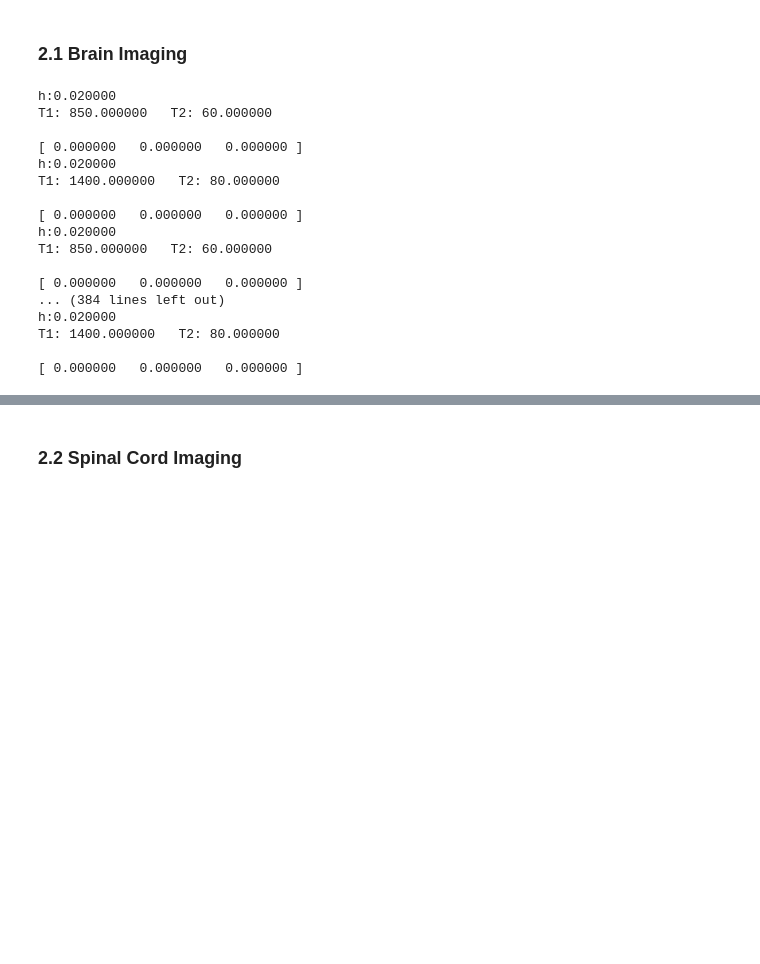
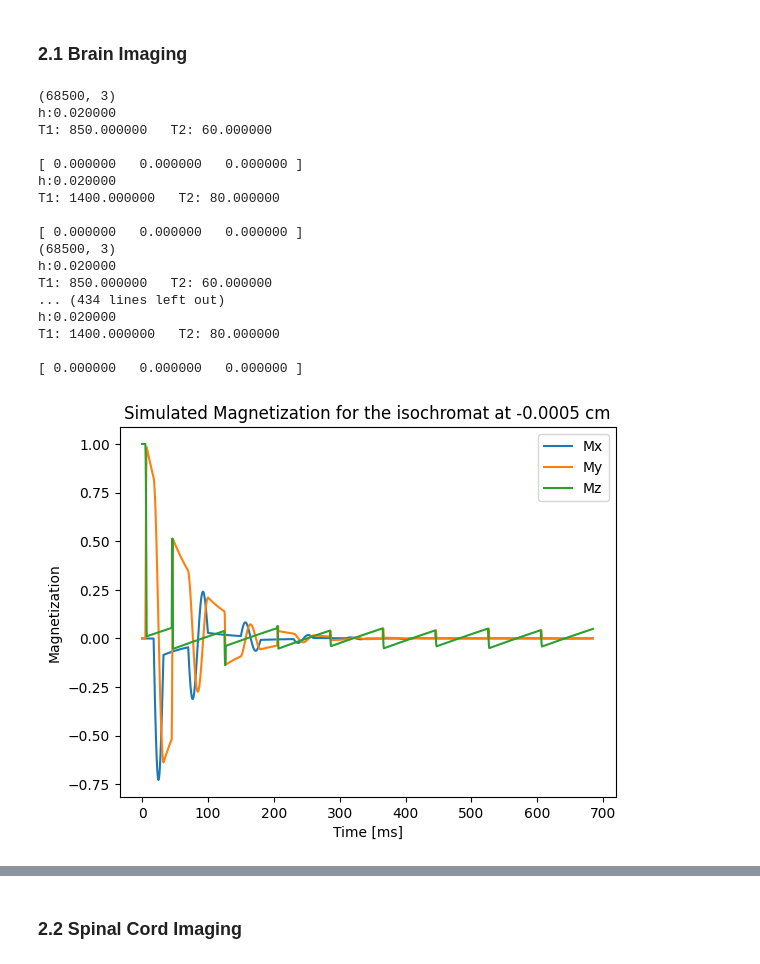
Before and after one commit to chlouly/BME599-Visualization-Project, a Jupyter notebook: main.ipynb, the cells around one changed output, grey strips where cells are left out. Cells and saved outputs as stored; diff of their text form; code cells hidden in the pictures; blank space fills up the shorter version.

```diff
--- a/main.ipynb
+++ b/main.ipynb
@@ -127,9 +135,11 @@ M_lsnd = np.zeros((ntime, 3, num_iso))
 
 # Simulate
 for i in range(num_iso):
-    M_hlth[:, :, i] = blochsim_rk4(B_eff[:, :, i], T1_hlth, T2_hlth, dt)
-    M_lsnd[:, :, i] = blochsim_rk4(B_eff[:, :, i], T1_lsnd, T2_lsnd, dt)
+    print(B_eff[:, :, i].shape)
+    M_hlth[:, :, i] = blochsim_rk4(B_eff[:, :, i].copy(), T1_hlth, T2_hlth, dt)
+    M_lsnd[:, :, i] = blochsim_rk4(B_eff[:, :, i].copy(), T1_lsnd, T2_lsnd, dt)
 # %% [output]
+(68500, 3)
 h:0.020000
 T1: 850.000000   T2: 60.000000
 
@@ -138,12 +148,25 @@ h:0.020000
 T1: 1400.000000   T2: 80.000000
 
 [ 0.000000   0.000000   0.000000 ]
+(68500, 3)
 h:0.020000
 T1: 850.000000   T2: 60.000000
-
-[ 0.000000   0.000000   0.000000 ]
-... (384 lines left out)
+... (434 lines left out)
 h:0.020000
 T1: 1400.000000   T2: 80.000000
 
 [ 0.000000   0.000000   0.000000 ]
+# %%
+# For a sanity check, let's plot the simulated M(t) for one isochromat
+plot_iso_ind = 0
+
+plt.plot(time[::dsamp], M_hlth[::dsamp, 0, plot_iso_ind], label="Mx")
+plt.plot(time[::dsamp], M_hlth[::dsamp, 1, plot_iso_ind], label="My")
+plt.plot(time[::dsamp], M_hlth[::dsamp, 2, plot_iso_ind], label="Mz")
+plt.xlabel("Time [ms]")
+plt.ylabel("Magnetization")
+plt.title(f"Simulated Magnetization for the isochromat at {iso_pos[fenc_dim, plot_iso_ind]:.3} cm")
+plt.legend()
+plt.show()
+# %% [output]
+[figure, added]
```
Also changed, not shown: parts of 10 cells of this notebook, 32 other files.
